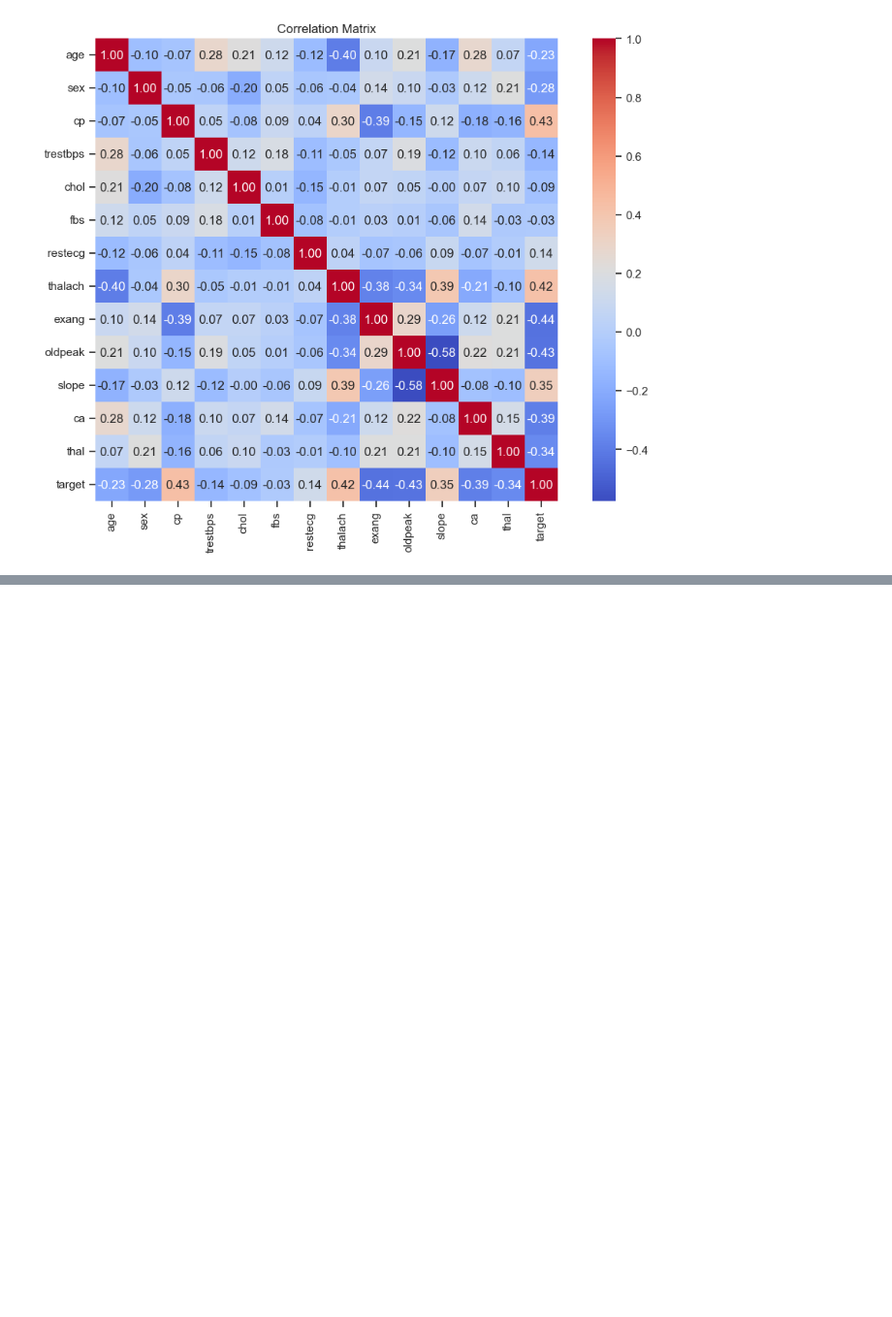
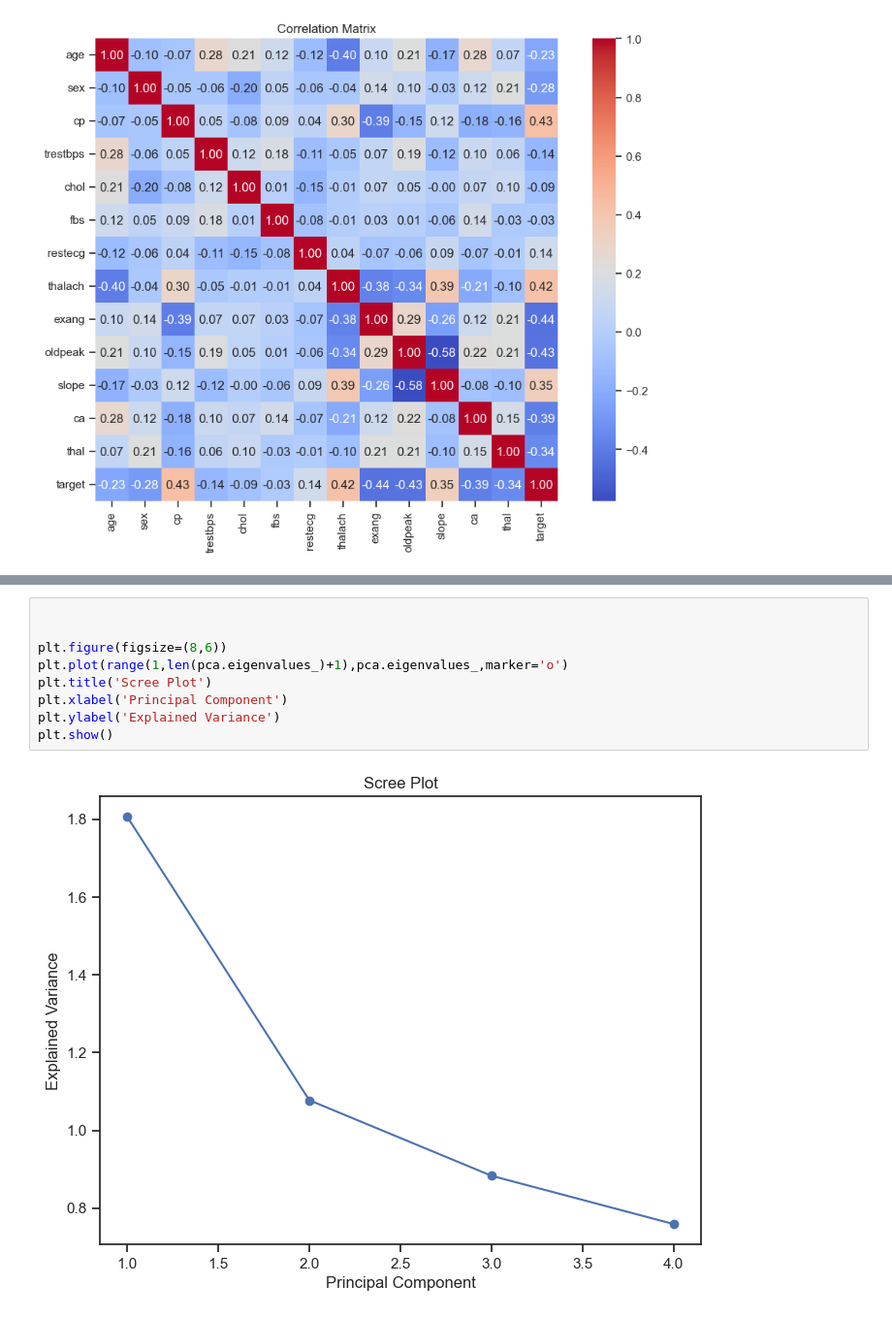
Before and after one commit to LynaMahdi/Comparative-analysis-of-PCA-CA-and-MCA, a Jupyter notebook: Heart-Disease-Analysis.ipynb, the cells around one changed output, grey strips where cells are left out. Shown at 97% size. Cells and saved outputs as stored; diff of their text form; blank space fills up the shorter version.

```diff
--- a/Heart-Disease-Analysis.ipynb
+++ b/Heart-Disease-Analysis.ipynb
@@ -315,0 +401,11 @@ plt.show()
+# %%
+
+
+plt.figure(figsize=(8,6))
+plt.plot(range(1,len(pca.eigenvalues_)+1),pca.eigenvalues_,marker='o')
+plt.title('Scree Plot')
+plt.xlabel('Principal Component')
+plt.ylabel('Explained Variance')
+plt.show()
+# %% [output]
+[figure, added]
```
Also changed, not shown: parts of 20 cells of this notebook.
